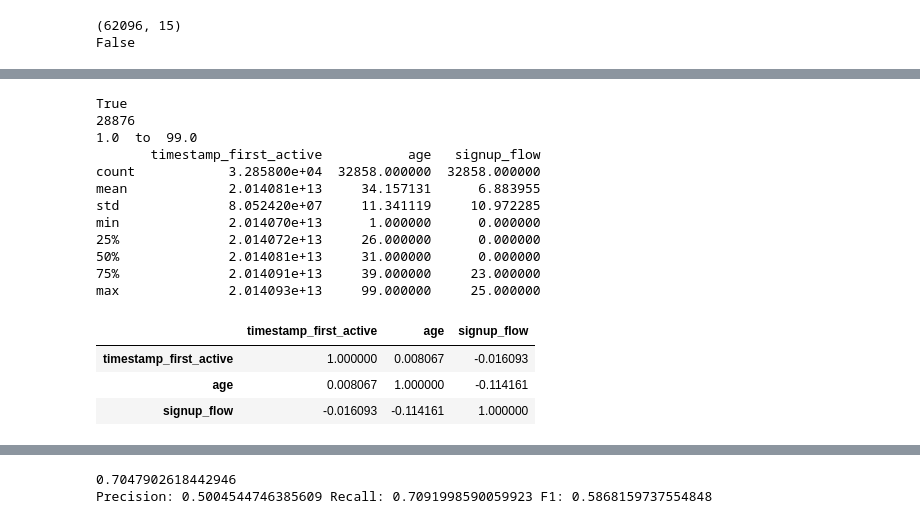
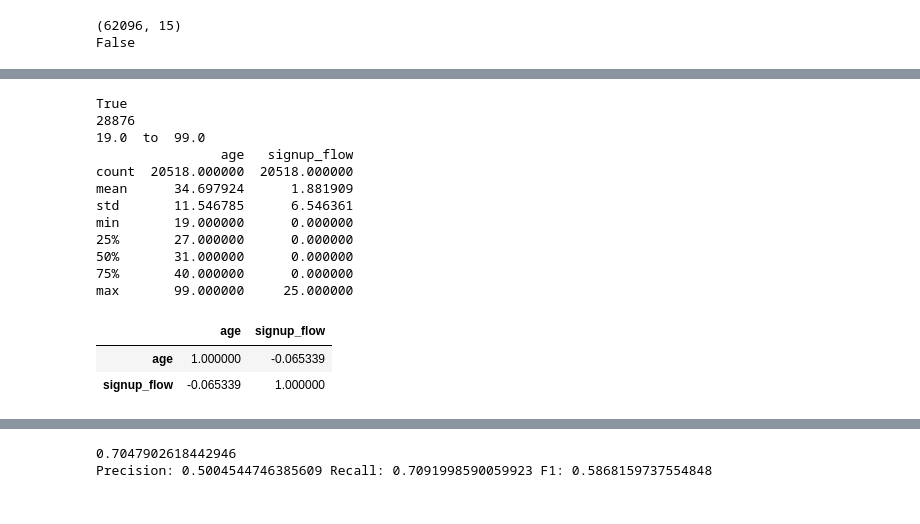
Before and after one commit to conniegithub/7-Travel-Booking-in-Python, a Jupyter notebook: Travel Python.ipynb, the cells around one changed output, grey strips where cells are left out. Saved outputs shown, nothing was run; the diff lists cells and outputs as text; code cells hidden in the pictures.

```diff
--- a/Travel Python.ipynb
+++ b/Travel Python.ipynb
@@ -216,6 +246,14 @@ country_destination : ['US' 'other' 'CA' 'FR' 'IT' 'ES' 'GB' 'NL' 'DE' 'AU' 'PT'
 print(test_users.shape)
 print(any(test_users.duplicated()))
 #test_users.head(10)
+
+# Replace Unknowns to NANs
+test_users.replace('-unknown-', np.nan, inplace=True)
+
+# Convert Dates
+test_users['date_account_created'] = pd.to_datetime(test_users['date_account_created'])
+test_users['date_first_booking'] = pd.to_datetime(test_users['date_first_booking'])
+test_users['timestamp_first_active'] = pd.to_datetime((test_users.timestamp_first_active // 1000000), format='%Y%m%d')
 # %% [output]
 (62096, 15)
 False
@@ -222,32 +280,31 @@ False
 # %%
 # Drop Column of All NA's (the column actually does not exist in training dataset)
 test_users1 = test_users.drop(["date_first_booking"], axis=1)
 
 print(test_users1['age'].isnull().values.any())
 print(test_users1['age'].isnull().sum())
-test_noNA = test_users1.dropna()[test_users.age<100]
+test_noNA = test_users1.dropna()[(test_users.age<100)&(test_users.age>18)]
 print(min(test_noNA['age']), " to ", max(test_noNA['age']))
 print(test_noNA.describe())
 
 # Check Out Correlation
 test_noNA.corr()
 # %% [output]
 True
 28876
-1.0  to  99.0
-       timestamp_first_active           age   signup_flow
-count            3.285800e+04  32858.000000  32858.000000
-mean             2.014081e+13     34.157131      6.883955
-std              8.052420e+07     11.341119     10.972285
-min              2.014070e+13      1.000000      0.000000
-25%              2.014072e+13     26.000000      0.000000
-50%              2.014081e+13     31.000000      0.000000
-75%              2.014091e+13     39.000000     23.000000
-max              2.014093e+13     99.000000     25.000000
+19.0  to  99.0
+                age   signup_flow
+count  20518.000000  20518.000000
+mean      34.697924      1.881909
+std       11.546785      6.546361
+min       19.000000      0.000000
+25%       27.000000      0.000000
+50%       31.000000      0.000000
+75%       40.000000      0.000000
+max       99.000000     25.000000
-|  | timestamp_first_active | age | signup_flow |
-| timestamp_first_active | 1.000000 | 0.008067 | -0.016093 |
-| age | 0.008067 | 1.000000 | -0.114161 |
-| signup_flow | -0.016093 | -0.114161 | 1.000000 |
+|  | age | signup_flow |
+| age | 1.000000 | -0.065339 |
+| signup_flow | -0.065339 | 1.000000 |
 # %%
 # Unique Categories of Selected Features in Test Data (test data contains more features than training data)
 #print("gender:", test_noNA['gender'].unique())
```
Also changed, not shown: parts of 16 cells of this notebook.
